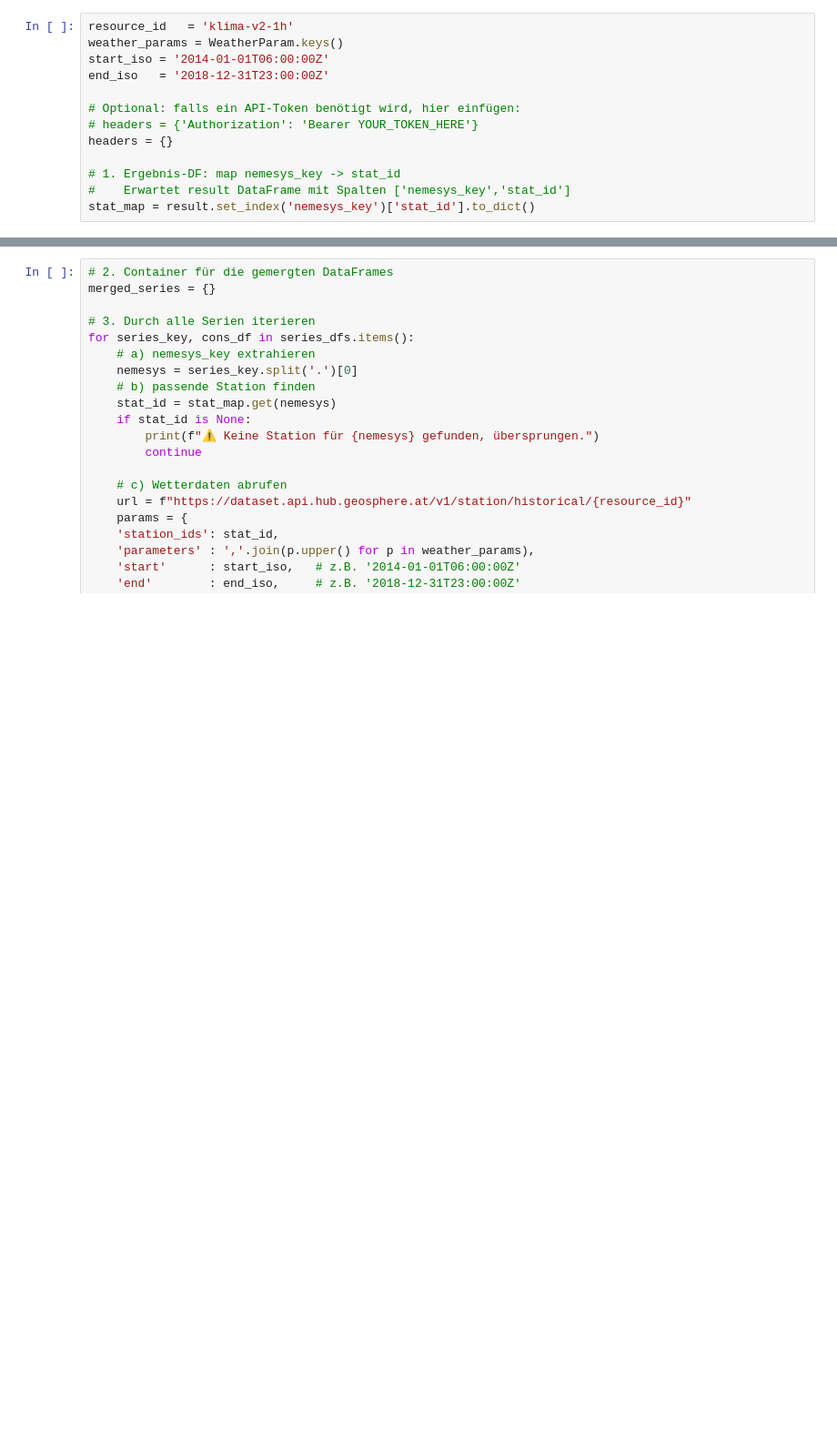
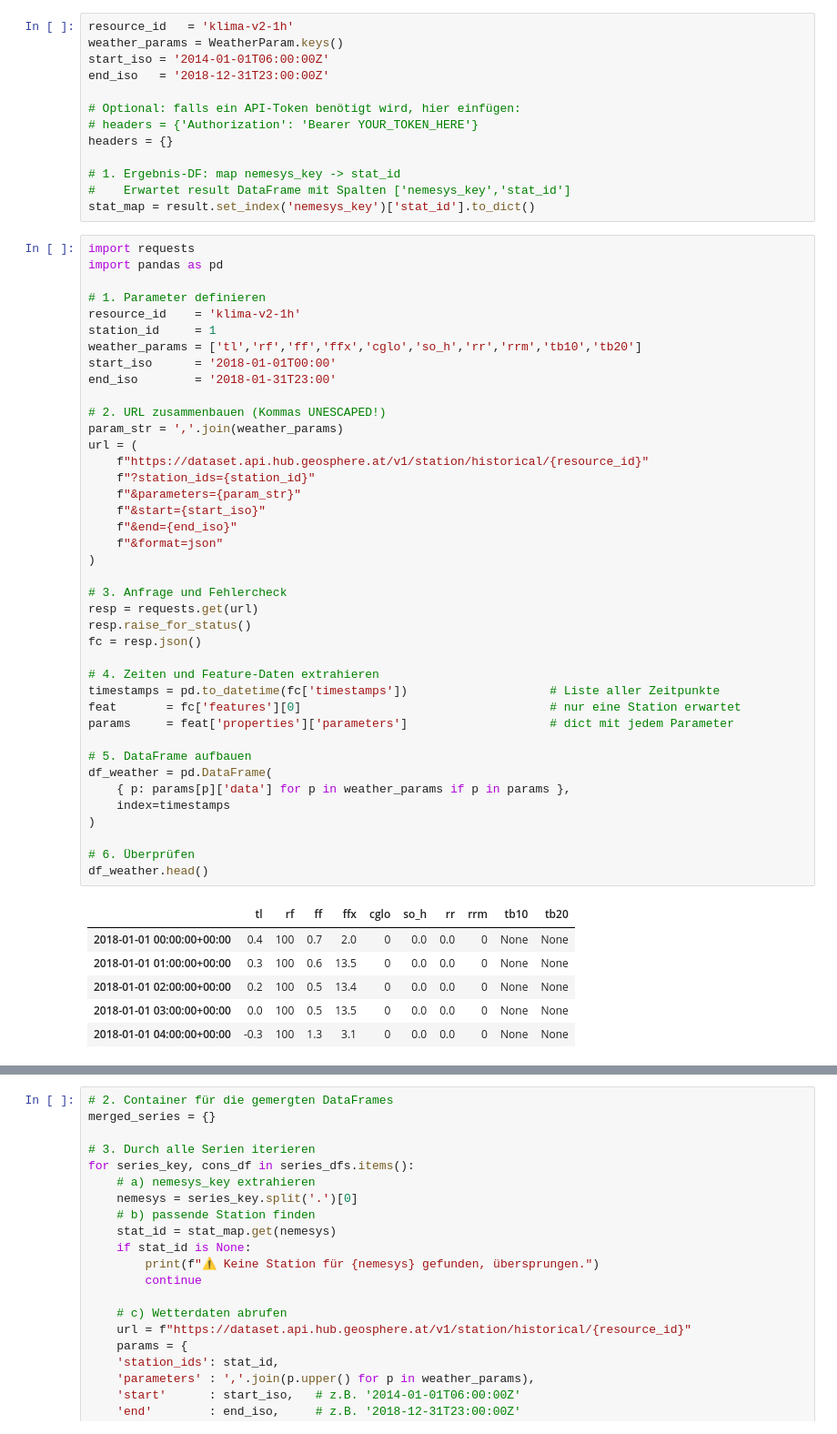
Before and after one commit to johannesgl4d0s/ersatzwerte_project, a Jupyter notebook: notebooks/03_get_nearest_station.ipynb, the cells around one changed output, grey strips where cells are left out. Shown at 91% size. Saved outputs shown, nothing was run; the diff lists cells and outputs as text; blank space fills up the shorter version.

Commit message:
working on weather data import

```diff
--- a/notebooks/03_get_nearest_station.ipynb
+++ b/notebooks/03_get_nearest_station.ipynb
@@ -363,3 +363,50 @@ headers = {}
 # 1. Ergebnis-DF: map nemesys_key -> stat_id
 #    Erwartet result DataFrame mit Spalten ['nemesys_key','stat_id']
 stat_map = result.set_index('nemesys_key')['stat_id'].to_dict()
+# %%
+import requests
+import pandas as pd
+
+# 1. Parameter definieren
+resource_id    = 'klima-v2-1h'
+station_id     = 1
+weather_params = ['tl','rf','ff','ffx','cglo','so_h','rr','rrm','tb10','tb20']
+start_iso      = '2018-01-01T00:00'
+end_iso        = '2018-01-31T23:00'
+
+# 2. URL zusammenbauen (Kommas UNESCAPED!)
+param_str = ','.join(weather_params)
+url = (
+    f"https://dataset.api.hub.geosphere.at/v1/station/historical/{resource_id}"
+    f"?station_ids={station_id}"
+    f"&parameters={param_str}"
+    f"&start={start_iso}"
+    f"&end={end_iso}"
+    f"&format=json"
+)
+
+# 3. Anfrage und Fehlercheck
+resp = requests.get(url)
+resp.raise_for_status()
+fc = resp.json()
+
+# 4. Zeiten und Feature-Daten extrahieren
+timestamps = pd.to_datetime(fc['timestamps'])                    # Liste aller Zeitpunkte
+feat       = fc['features'][0]                                   # nur eine Station erwartet
+params     = feat['properties']['parameters']                    # dict mit jedem Parameter
+
+# 5. DataFrame aufbauen
+df_weather = pd.DataFrame(
+    { p: params[p]['data'] for p in weather_params if p in params },
+    index=timestamps
+)
+
+# 6. Überprüfen
+df_weather.head()
+# %% [output]
+|  | tl | rf | ff | ffx | cglo | so_h | rr | rrm | tb10 | tb20 |
+| 2018-01-01 00:00:00+00:00 | 0.4 | 100 | 0.7 | 2.0 | 0 | 0.0 | 0.0 | 0 | None | None |
+| 2018-01-01 01:00:00+00:00 | 0.3 | 100 | 0.6 | 13.5 | 0 | 0.0 | 0.0 | 0 | None | None |
+| 2018-01-01 02:00:00+00:00 | 0.2 | 100 | 0.5 | 13.4 | 0 | 0.0 | 0.0 | 0 | None | None |
+| 2018-01-01 03:00:00+00:00 | 0.0 | 100 | 0.5 | 13.5 | 0 | 0.0 | 0.0 | 0 | None | None |
+| 2018-01-01 04:00:00+00:00 | -0.3 | 100 | 1.3 | 3.1 | 0 | 0.0 | 0.0 | 0 | None | None |
```
Also changed, not shown: parts of 4 cells of this notebook.
